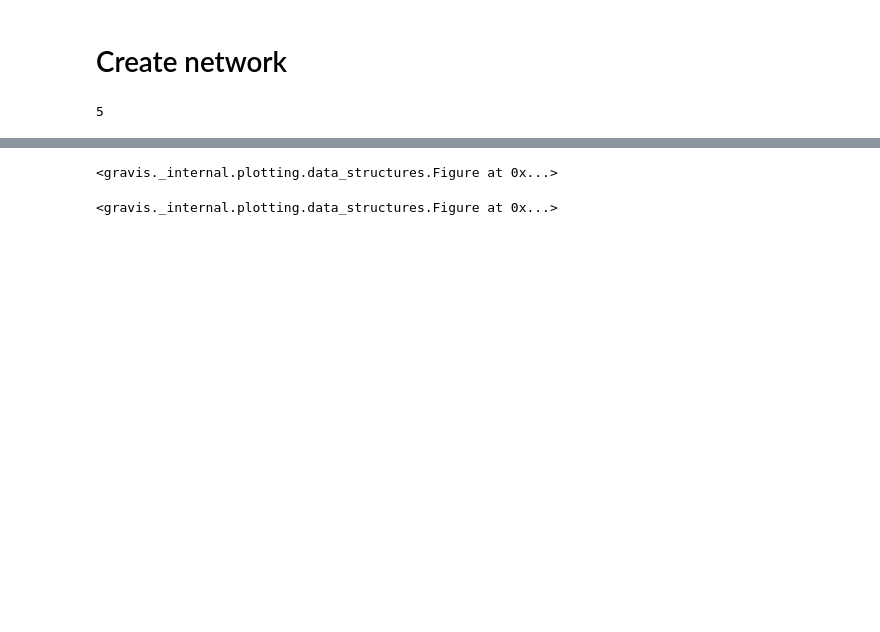
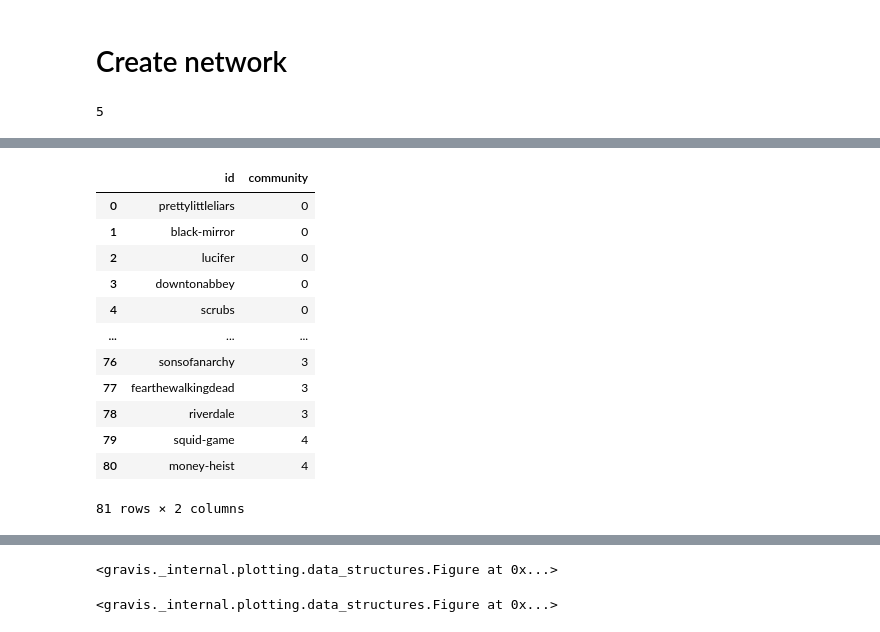
Before and after one commit to DanielBarabas/prog2_3rd_assignment_group, a Jupyter notebook: series-actor-network-cleaner.ipynb, the cells around one changed output, grey strips where cells are left out. Drawn from its saved outputs; the diff is of its cells as text; code cells hidden in the pictures; blank space fills up the shorter version.

```diff
--- a/series-actor-network-cleaner.ipynb
+++ b/series-actor-network-cleaner.ipynb
@@ -139,0 +232,18 @@ plt.show()
+# %%
+dict_df = pd.DataFrame(list(communities.items()), columns=["id", "community"])
+# %%
+dict_df
+# %% [output]
+|  | id | community |
+| 0 | prettylittleliars | 0 |
+| 1 | black-mirror | 0 |
+| 2 | lucifer | 0 |
+| 3 | downtonabbey | 0 |
+| 4 | scrubs | 0 |
+| ... | ... | ... |
+| 76 | sonsofanarchy | 3 |
+| 77 | fearthewalkingdead | 3 |
+| 78 | riverdale | 3 |
+| 79 | squid-game | 4 |
+| 80 | money-heist | 4 |
+81 rows × 2 columns
```
Also changed, not shown: parts of 20 cells of this notebook.
